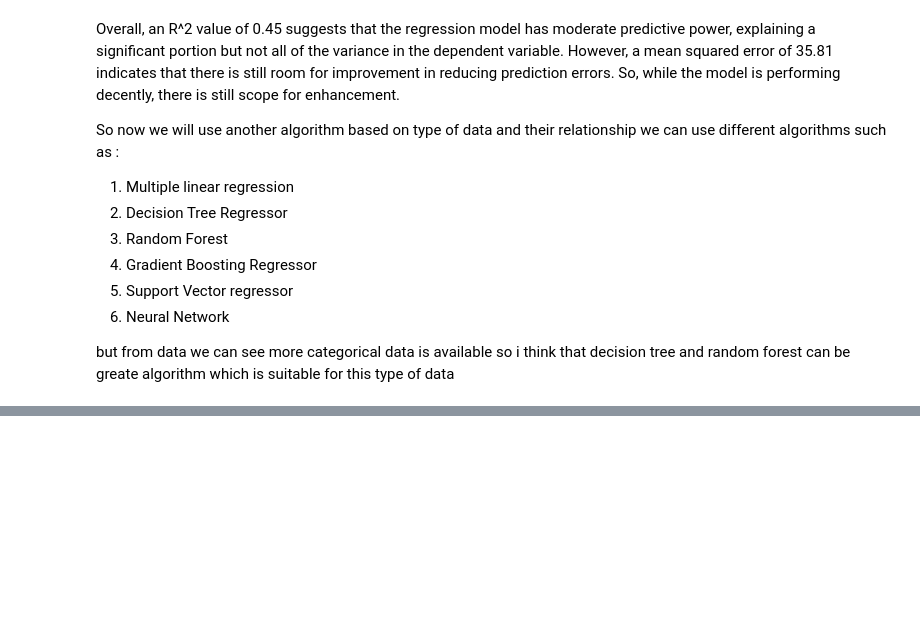
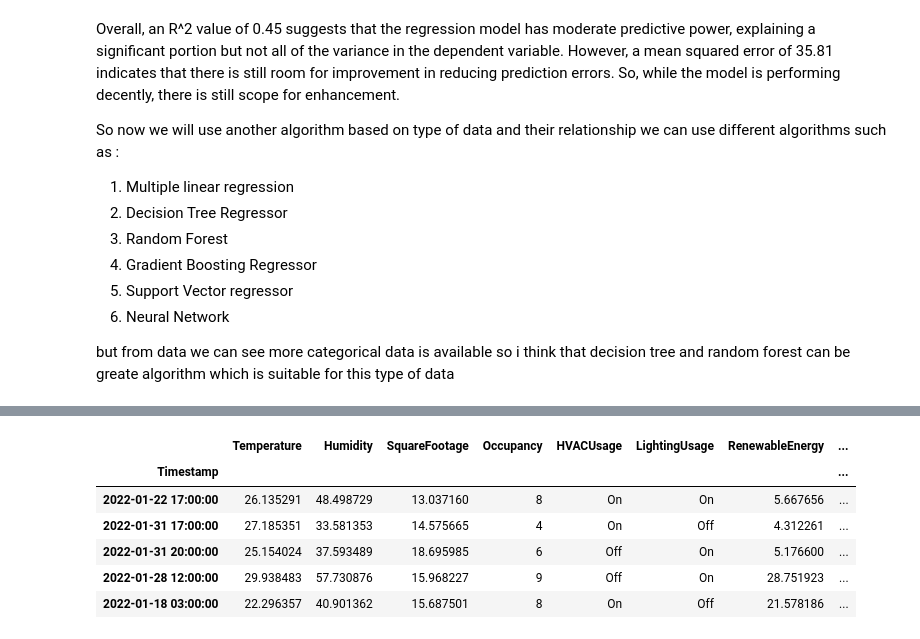
Before and after one commit to surajjagtap8604/Machine_learning_scikit, a Jupyter notebook: datacentric_approch/notebook/Energy_consumev1.ipynb, the cells around one changed output, grey strips where cells are left out. Saved outputs shown, nothing was run; the diff lists cells and outputs as text; code cells hidden in the pictures; blank space fills up the shorter version.

Commit message:
Energy_consumev1_update1
Added Different Regression Models

```diff
--- a/datacentric_approch/notebook/Energy_consumev1.ipynb
+++ b/datacentric_approch/notebook/Energy_consumev1.ipynb
@@ -130,3 +118,10 @@ based on type of data and their relationship we can use different algorithms suc
 6. Neural Network
 
 but from data we can see more categorical data is available so i think that decision tree and random forest can be greate algorithm which is suitable for this type of data
+# %%
+x1 = data.iloc[:,:9]
+y1 = data["EnergyConsumption"]
+# %%
+x1["SquareFootage"] = x1["SquareFootage"]/100
+# %%
+x1_train,x1_test,y1_train,y1_test = train_test_split(x1,y1,test_size=0.3,random_state=42)
@@ -132,0 +167,10 @@ but from data we can see more categorical data is available so i think that deci
+# %%
+x1_test.head()
+# %% [output]
+|  | Temperature | Humidity | SquareFootage | Occupancy | HVACUsage | LightingUsage | RenewableEnergy | ... |
+| Timestamp |  |  |  |  |  |  |  | ... |
+| 2022-01-22 17:00:00 | 26.135291 | 48.498729 | 13.037160 | 8 | On | On | 5.667656 | ... |
+| 2022-01-31 17:00:00 | 27.185351 | 33.581353 | 14.575665 | 4 | On | Off | 4.312261 | ... |
+| 2022-01-31 20:00:00 | 25.154024 | 37.593489 | 18.695985 | 6 | Off | On | 5.176600 | ... |
+| 2022-01-28 12:00:00 | 29.938483 | 57.730876 | 15.968227 | 9 | Off | On | 28.751923 | ... |
+| 2022-01-18 03:00:00 | 22.296357 | 40.901362 | 15.687501 | 8 | On | Off | 21.578186 | ... |
```
Also changed, not shown: parts of 18 cells of this notebook.
